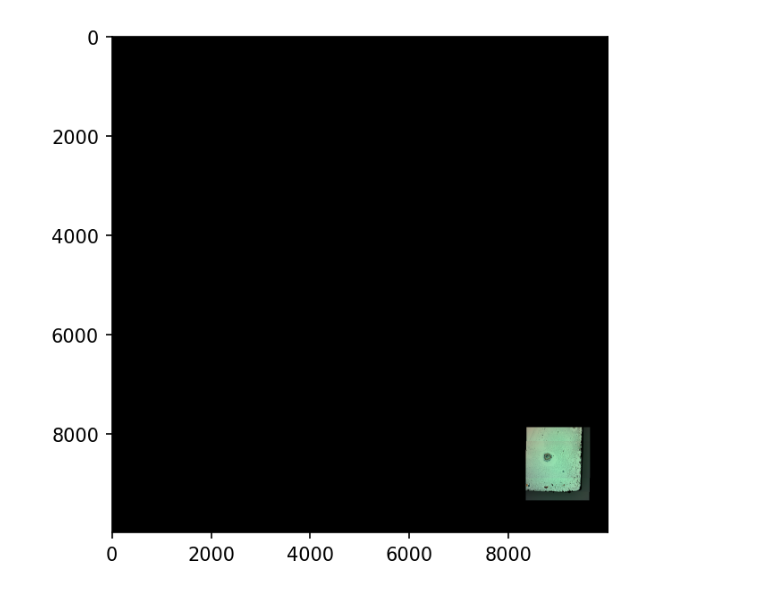
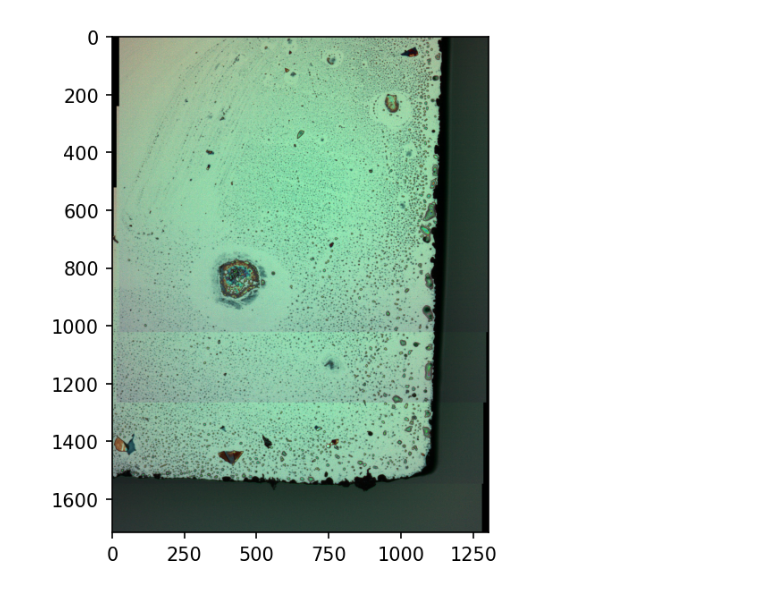
Before and after one commit to Jfeatherstone/stitcher, a Jupyter notebook: ManualStitch.ipynb, the cells around one changed output. Cells and saved outputs as stored; diff of their text form; code cells hidden in the pictures.

Commit message:
Adding manual method for affine stitching which works much better

```diff
--- a/ManualStitch.ipynb
+++ b/ManualStitch.ipynb
@@ -27,6 +27,6 @@ imageIndexing = [int(img.split(fileTemplateName)[-1].split('.')[0]) for img in i
 
 images = np.array(images)[np.argsort(imageIndexing)]
 # %%
-stableImageIndices = st.identifyStableImages(images[:500], derThreshold=.05, debug=True)
+stableImageIndices = st.identifyStableImages(images[:30], derThreshold=.05, debug=True)
 print(f'Found {len(stableImageIndices)} stable images')
 # %% [output]
@@ -79,13 +79,16 @@ stitchedRotations = np.array(stitchedRotations)
 approxStitchSize = (5*int(np.abs(np.sum(stitchedOffsets[:,0]))),
                     5*int(np.abs(np.sum(stitchedOffsets[:,0]))))
 
-approxStitchSize = (12000, 12000)
+approxStitchSize = (6000, 6000)
+
+pastedImages = []
+corners = []
 
 stitchedImage = Image.new('RGB', approxStitchSize)
-currOffset = np.array([5*approxStitchSize[0]/6, 5*approxStitchSize[1]/6])
+currOffset = np.array([4*approxStitchSize[0]/6, 4*approxStitchSize[1]/6])
 currRotation = 0
 
-for i in range(len(imgArr[:3])):
+for i in tqdm.tqdm(range(len(imgArr[:4]))):
     currOffset = currOffset + stitchedOffsets[i]
 
     # Grab what the region that is about to be pasted over looks like
@@ -94,33 +97,40 @@ for i in range(len(imgArr[:3])):
 
     oldHorizontalGrad = np.array([np.nanmedian(currRegionImg[:,j,:], axis=0) for j in range(currRegionImg.shape[1])])
     oldVerticalGrad = np.array([np.nanmedian(currRegionImg[j,:,:], axis=0) for j in range(currRegionImg.shape[0])])
 
     newHorizontalGrad = np.array([np.median(imgArr[i][:,j,:], axis=0) for j in range(imgArr[i].shape[1])])
     newVerticalGrad = np.array([np.median(imgArr[i][j,:,:], axis=0) for j in range(imgArr[i].shape[0])])
 
 #     plt.plot(oldHorizontalGrad, label='old')
 #     plt.plot(newHorizontalGrad, label='new')
 #     plt.legend()
 #     plt.show()
 
 #     plt.plot(oldVerticalGrad, label='old')
 #     plt.plot(newVerticalGrad, label='new')
 #     plt.legend()
 #     plt.show()
 
-    img = np.where(1 - np.isnan(currRegionImg), imgArr[i]*.5 + currRegionImg*.5, imgArr[i])
+    #img = np.where(1 - np.isnan(currRegionImg), imgArr[i]*.5 + currRegionImg*.5, imgArr[i])
+    #img = st.equalizeSpatialGradients(img, strength=.1)
+    img = imgArr[i]
 
     img = Image.fromarray(img.astype(np.uint8))
     img.rotate(currRotation + stitchedRotations[i])
 
+    pastedImages.append(img)
+    corners.append((int(currOffset[0]), int(currOffset[1])))
     # plt.imshow(currRegionImg.astype(np.uint8))
     # plt.show()
 
     stitchedImage.paste(img, (int(currOffset[0]), int(currOffset[1])))
     currRotation += stitchedRotations[i]
 
+stitchedImage, cropCorner = st.cropToContent(stitchedImage, True)
+corners = np.array(corners) - np.array(cropCorner)
+
 plt.imshow(stitchedImage)
 plt.show()
 # %% [output]
-[figure, old version]
+[figure, new version]
 # %%
```
Also changed, not shown: parts of 7 cells of this notebook, 2 other files.
